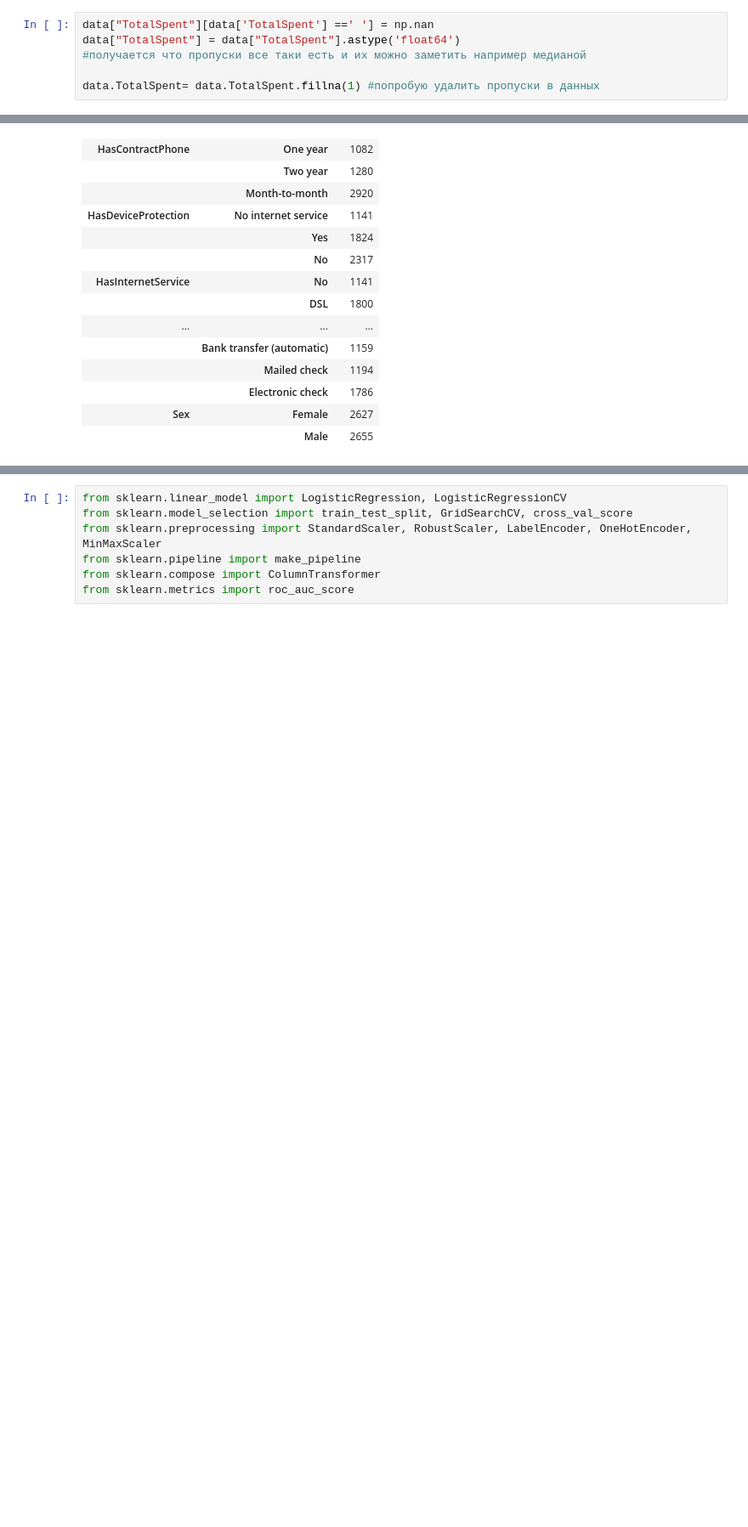
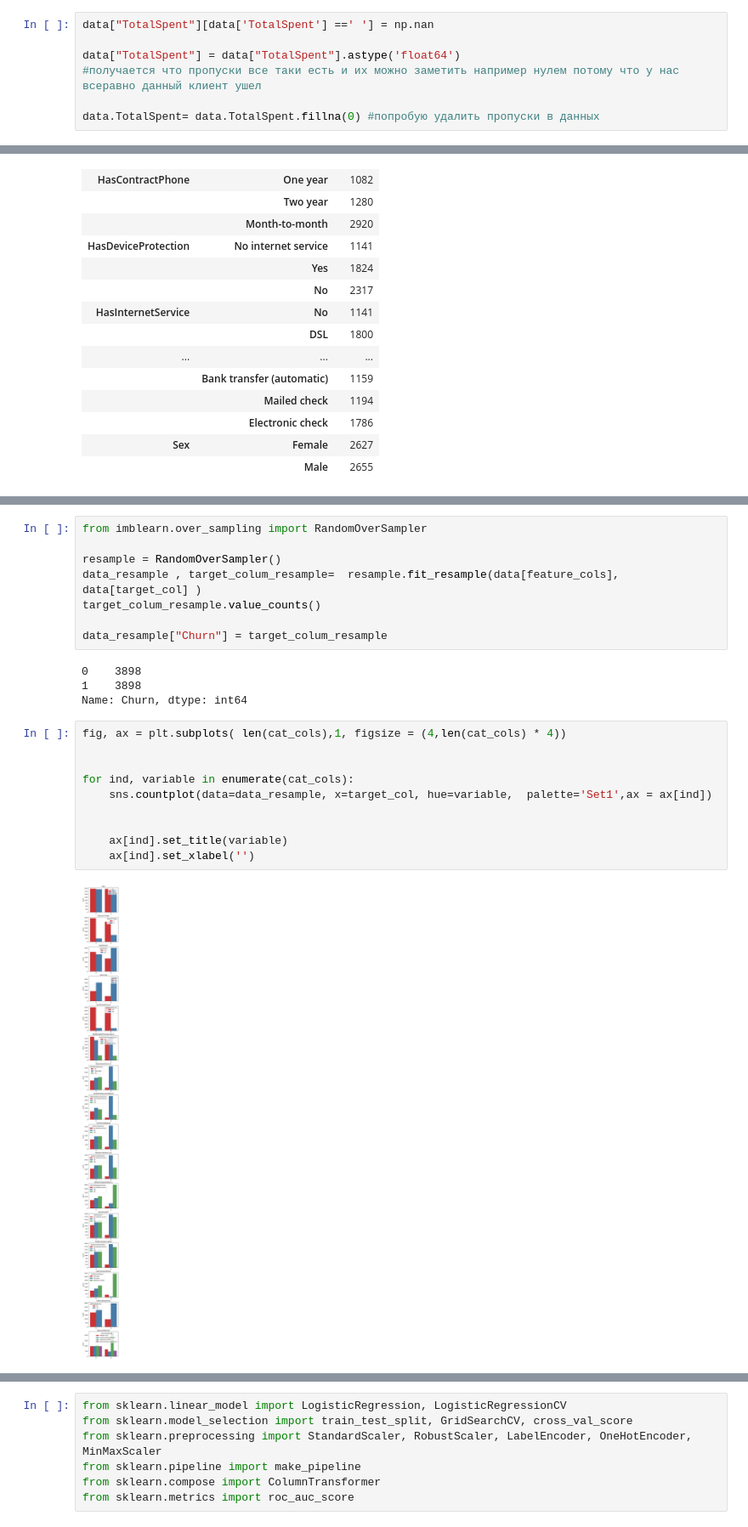
Before and after one commit to hukitoc94/DLS, a Jupyter notebook: advance/week3/baseline.ipynb, the cells around one changed output, grey strips where cells are left out. Shown at 85% size. Saved outputs shown, nothing was run; the diff lists cells and outputs as text; blank space fills up the shorter version.

```diff
--- a/advance/week3/baseline.ipynb
+++ b/advance/week3/baseline.ipynb
@@ -144,9 +156,10 @@ data["TotalSpent"][data['TotalSpent'] ==' '].count()
 # %%
 data["TotalSpent"][data['TotalSpent'] ==' '] = np.nan
+
 data["TotalSpent"] = data["TotalSpent"].astype('float64')
-#получается что пропуски все таки есть и их можно заметить например медианой
+#получается что пропуски все таки есть и их можно заметить например нулем потому что у нас всеравно данный клиент ушел
 
-data.TotalSpent= data.TotalSpent.fillna(1) #попробую удалить пропуски в данных
+data.TotalSpent= data.TotalSpent.fillna(0) #попробую удалить пропуски в данных
 # %% [markdown]
 ## Анализ данных (3 балла)
 
@@ -238,0 +255,24 @@ for ind, variable in enumerate(cat_cols):
+# %%
+from imblearn.over_sampling import RandomOverSampler
+
+resample = RandomOverSampler()
+data_resample , target_colum_resample=  resample.fit_resample(data[feature_cols], data[target_col] )
+target_colum_resample.value_counts()
+
+data_resample["Churn"] = target_colum_resample
+# %% [output]
+0    3898
+1    3898
+Name: Churn, dtype: int64
+# %%
+fig, ax = plt.subplots( len(cat_cols),1, figsize = (4,len(cat_cols) * 4))
+
+
+for ind, variable in enumerate(cat_cols):
+    sns.countplot(data=data_resample, x=target_col, hue=variable,  palette='Set1',ax = ax[ind])
+
+
+    ax[ind].set_title(variable)
+    ax[ind].set_xlabel('')
+# %% [output]
+[figure, added]
```
Also changed, not shown: parts of 28 cells of this notebook, 21 other files.
